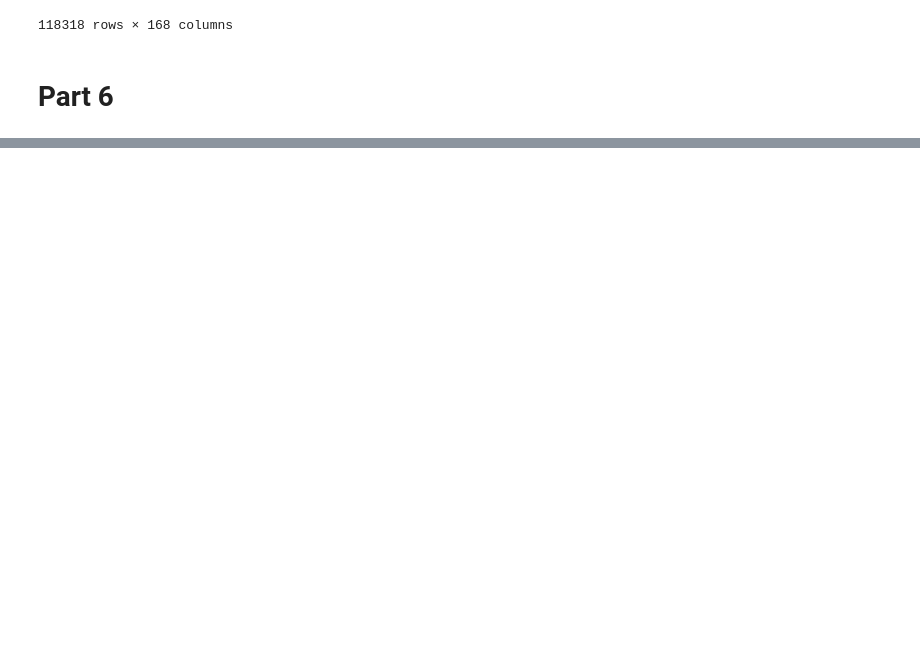
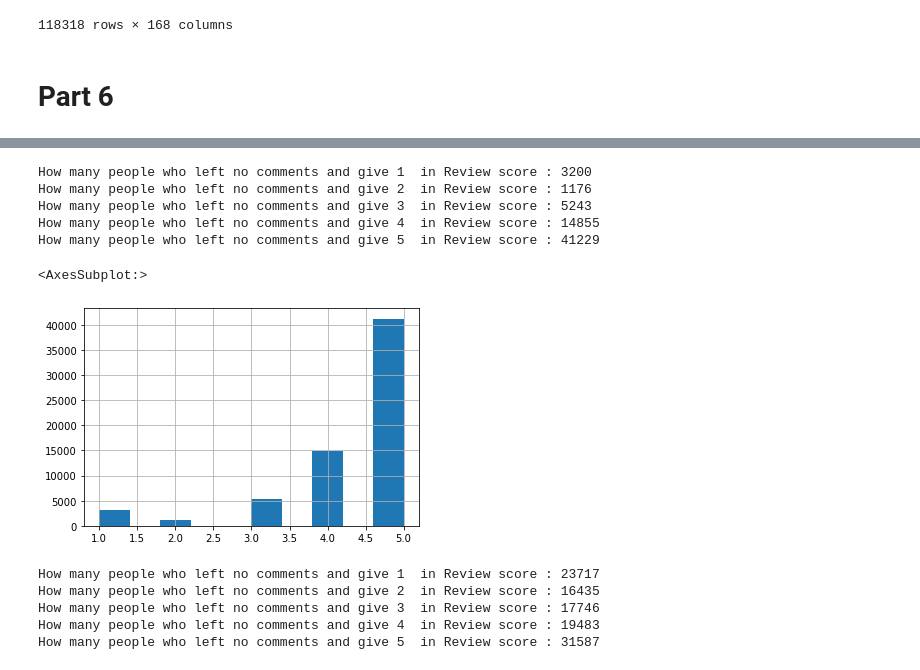
Before and after one commit to machadomr/DaysOfCode, a Jupyter notebook: 06_Other/01_Kaggle_Olist.ipynb, the cells around one changed output, grey strips where cells are left out. Cells and saved outputs as stored; diff of their text form; code cells hidden in the pictures; blank space fills up the shorter version.

```diff
--- a/06_Other/01_Kaggle_Olist.ipynb
+++ b/06_Other/01_Kaggle_Olist.ipynb
@@ -832,0 +838,30 @@ df_merged
+# %%
+for i in range(1,6):
+    n = len(df_merged[(df_merged['review_comment_title'].isnull()) &
+                      (df_merged['review_comment_message'].isnull()) &
+                      (df_merged['review_score'] ==i)])
+    print("How many people who left no comments and give", i ," in Review score :", n )
+# %% [output]
+How many people who left no comments and give 1  in Review score : 3200
+How many people who left no comments and give 2  in Review score : 1176
+How many people who left no comments and give 3  in Review score : 5243
+How many people who left no comments and give 4  in Review score : 14855
+How many people who left no comments and give 5  in Review score : 41229
+# %%
+df_merged[(df_merged['review_comment_title'].isnull()) &
+                      (df_merged['review_comment_message'].isnull())]['review_score'].hist()
+# %% [output]
+<AxesSubplot:>
+[figure, added]
+# %%
+for i in range(1,6):
+    n = len(df_merged[(df_merged['review_comment_title'].notnull()) |
+                      (df_merged['review_comment_message'].notnull()) &
+                      (df_merged['review_score'] ==i)])
+    print("How many people who left no comments and give", i ," in Review score :", n )
+# %% [output]
+How many people who left no comments and give 1  in Review score : 23717
+How many people who left no comments and give 2  in Review score : 16435
+How many people who left no comments and give 3  in Review score : 17746
+How many people who left no comments and give 4  in Review score : 19483
+How many people who left no comments and give 5  in Review score : 31587
```
Also changed, not shown: parts of 8 cells of this notebook.
